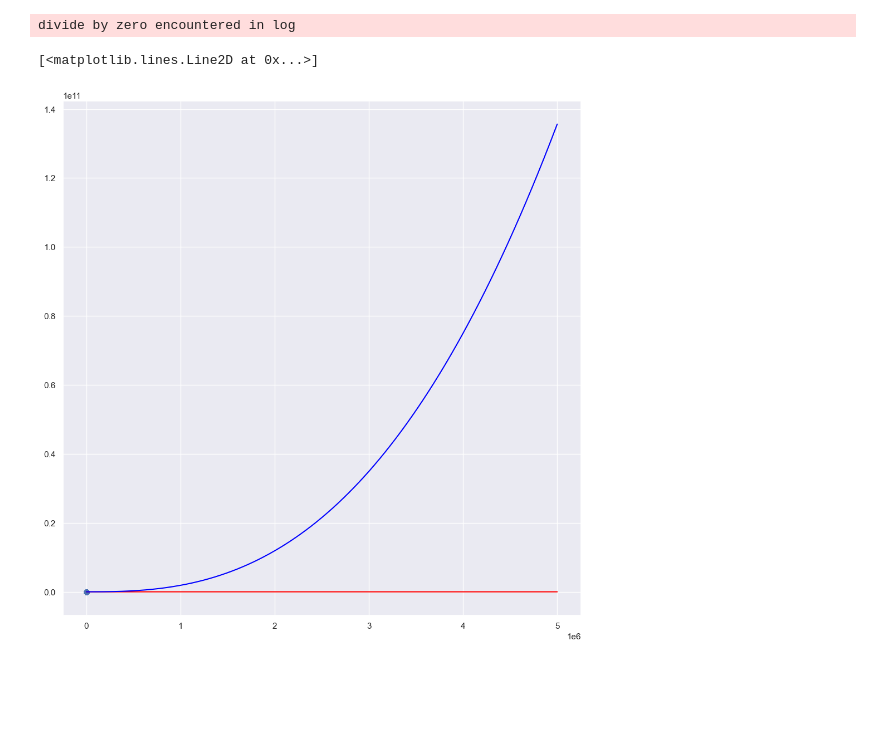
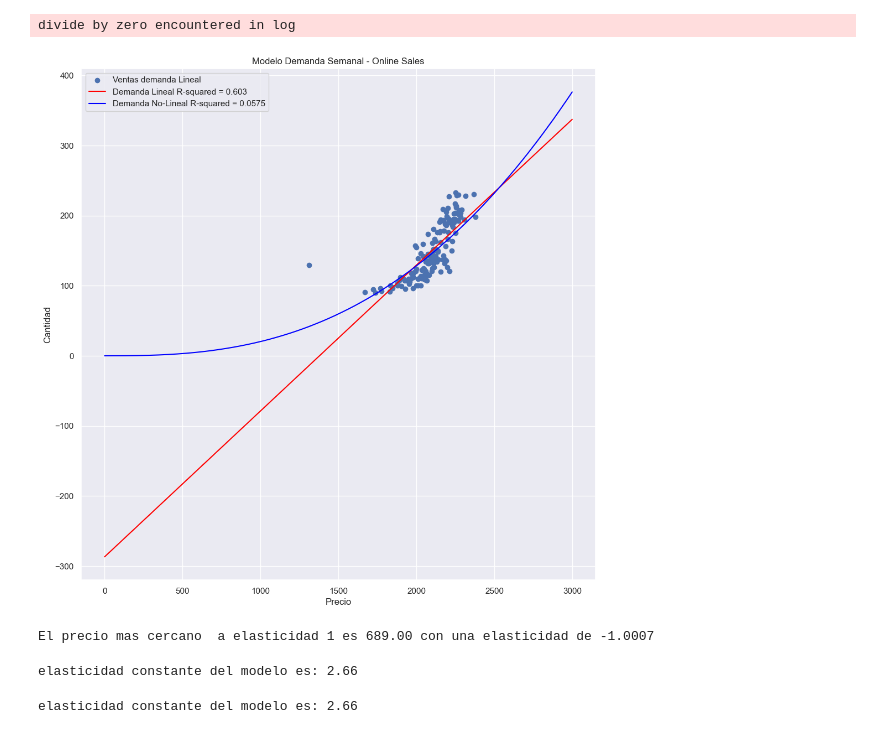
Before and after one commit to Bauccs91/TroccoCode-Py, a Jupyter notebook: Pricing_Python_Script.ipynb, the cells around one changed output. Drawn from its saved outputs; the diff is of its cells as text; code cells hidden in the pictures; blank space fills up the shorter version.

```diff
--- a/Pricing_Python_Script.ipynb
+++ b/Pricing_Python_Script.ipynb
@@ -323,7 +343,7 @@ Notes:
 r2_linear = elast_var.rsquared
 r2_loglog = elast_cte.rsquared
 # %%
-range_price = np.arange(0,5000000,0.1)
+range_price = np.arange(0,2999,1)
 price_data = pd.DataFrame({'precio':range_price})
 price_data['elast_var']= elast_var.predict(price_data)
 price_data['elast_cte']= np.exp(elast_cte.predict(price_data))
@@ -333,8 +353,12 @@ divide by zero encountered in log
 # %%
 plt.figure(figsize=(12,12))
 plt.scatter(days_of_week_melt['precio'],days_of_week_melt['Online_quantity'], label = 'Ventas demanda Lineal')
-plt.plot(price_data['precio'], price_data['elast_var'], color = 'red')
-plt.plot(price_data['precio'], price_data['elast_cte'], color = 'blue')
+plt.plot(price_data['precio'], price_data['elast_var'], color = 'red', label= f'Demanda Lineal R-squared = 0.603')
+plt.plot(price_data['precio'], price_data['elast_cte'], color = 'blue', label= f'Demanda No-Lineal R-squared = 0.0575')
+plt.xlabel('Precio')
+plt.ylabel('Cantidad')
+plt.title('Modelo Demanda Semanal - Online Sales')
+plt.legend()
+plt.show()
 # %% [output]
-[<matplotlib.lines.Line2D at 0x...>]
-[figure, old version]
+[figure, new version]
@@ -340,0 +370,19 @@ plt.plot(price_data['precio'], price_data['elast_cte'], color = 'blue')
+# %%
+closest_to_zero_index = (range_price_df['elasticity_total']+1).abs().idxmin()
+
+closest_price = range_price_df.loc[closest_to_zero_index,'precio']
+closest_elasticity = range_price_df.loc[closest_to_zero_index,'elasticity_total']
+
+print(f'El precio mas cercano  a elasticidad 1 es {closest_price:.2f} con una elasticidad de {closest_elasticity:.4f}')
+# %% [output]
+El precio mas cercano  a elasticidad 1 es 689.00 con una elasticidad de -1.0007
+# %%
+cte_elasticity = elast_cte.params['np.log(precio)']
+print(f"elasticidad constante del modelo es: {cte_elasticity:.2f}")
+# %% [output]
+elasticidad constante del modelo es: 2.66
+# %%
+elasticity_lin = elast_var.params['precio']
+print(f"elasticidad constante del modelo es: {cte_elasticity:.2f}")
+# %% [output]
+elasticidad constante del modelo es: 2.66
```
Also changed, not shown: parts of 7 cells of this notebook.
